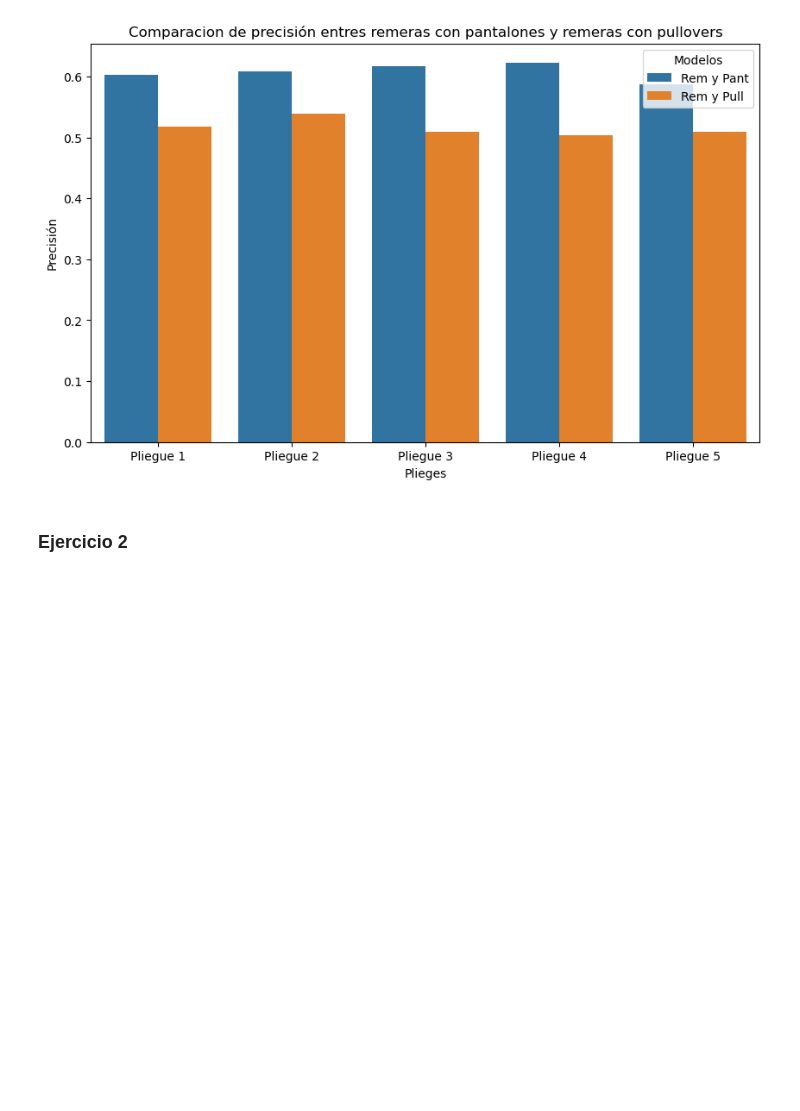
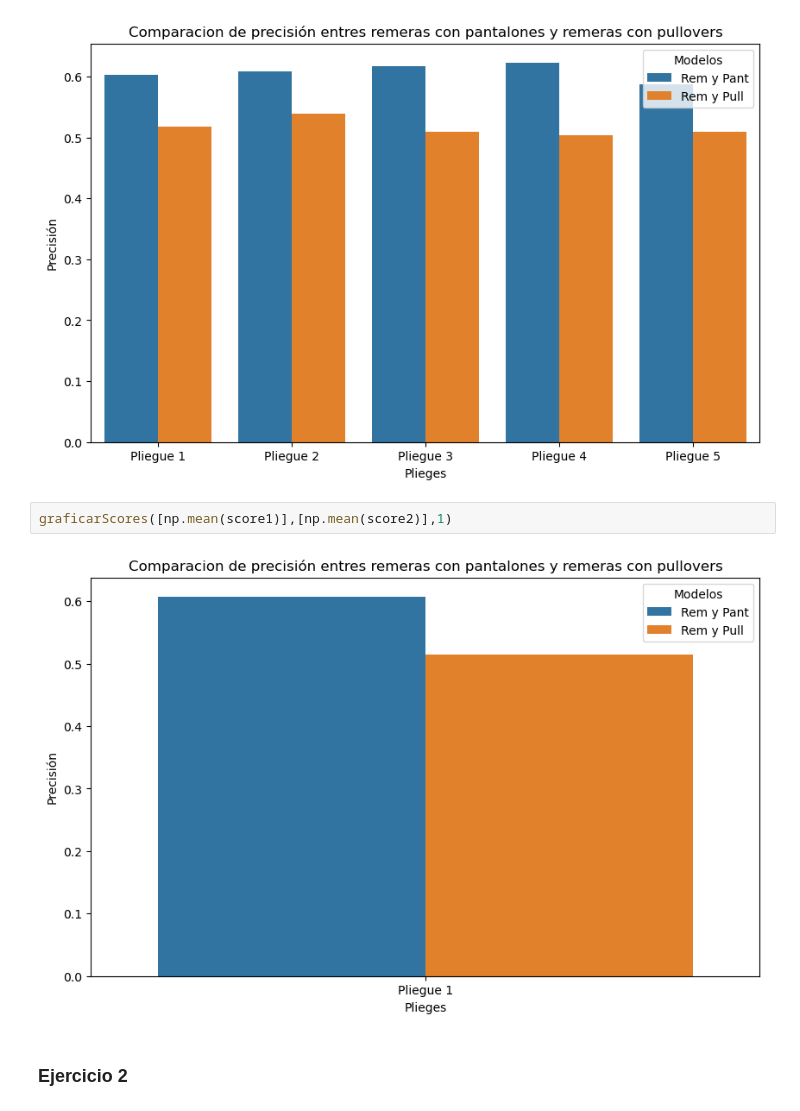
Before and after one commit to agusruss0/TP2-LDD-2C-2023, a Jupyter notebook: fashion_GLA.ipynb, the cells around one changed output. Drawn from its saved outputs; the diff is of its cells as text; blank space fills up the shorter version.

```diff
--- a/fashion_GLA.ipynb
+++ b/fashion_GLA.ipynb
@@ -130,6 +130,10 @@ La precision cuando se comparan remeras con pullovers es de : 0.5154166666666666
 graficarScores(score1,score2,k)
 # %% [output]
 [figure]
+# %%
+graficarScores([np.mean(score1)],[np.mean(score2)],1)
+# %% [output]
+[figure, added]
 # %% [markdown]
 ### Ejercicio 2
 # %% [markdown]
```
Also changed, not shown: parts of 1 cell of this notebook.
